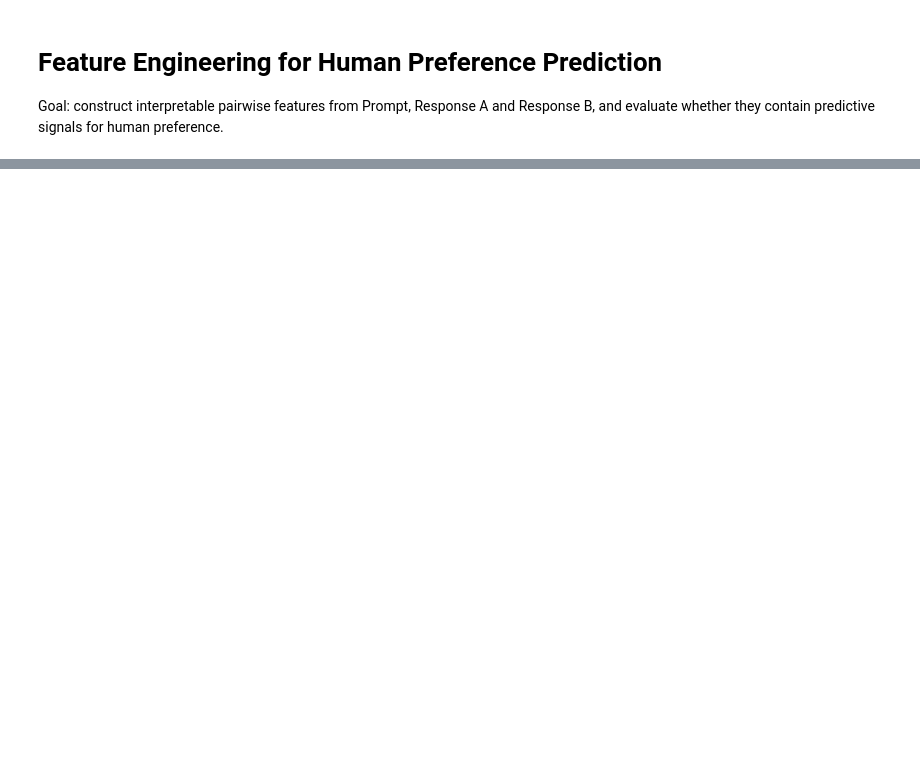
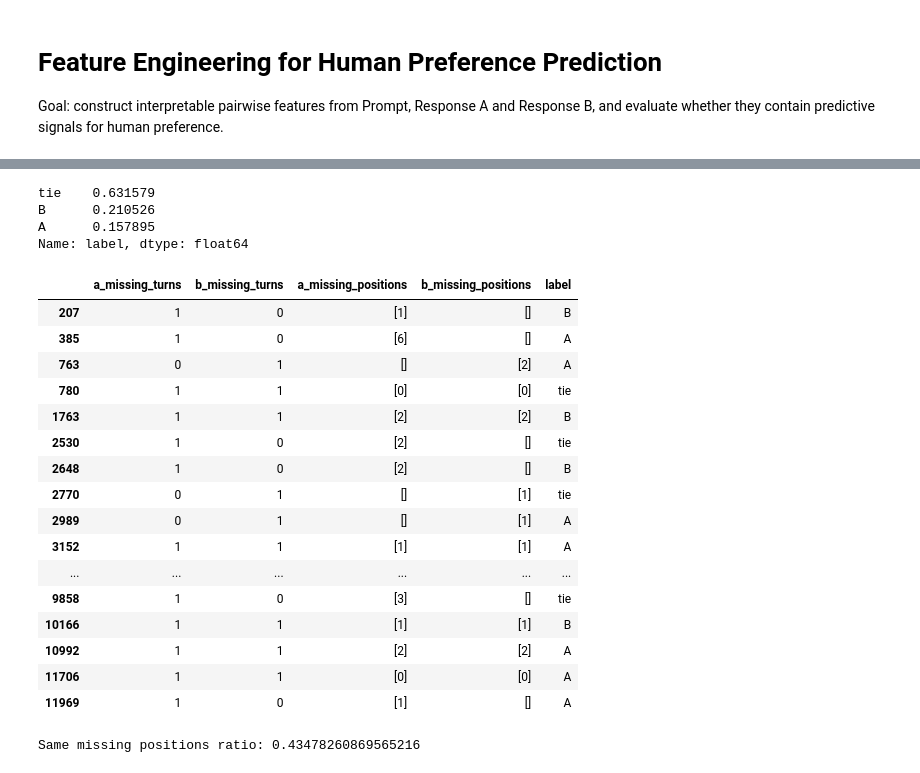
Before and after one commit to AAAAAmily/lmsys-preference-prediction, a Jupyter notebook: notebooks/02_feature_engineering.ipynb, the cells around one changed output, grey strips where cells are left out. Cells and saved outputs as stored; diff of their text form; code cells hidden in the pictures; blank space fills up the shorter version.

```diff
--- a/notebooks/02_feature_engineering.ipynb
+++ b/notebooks/02_feature_engineering.ipynb
@@ -26,0 +193,65 @@ df.head()
+# %%
+df.loc[
+    both_all_missing,
+    "label"
+].value_counts(normalize=True)
+# %% [output]
+tie    0.631579
+B      0.210526
+A      0.157895
+Name: label, dtype: float64
+# %%
+def missing_positions(turns):
+    return [
+        i for i, turn in enumerate(turns)
+        if turn is None
+    ]
+
+df["a_missing_positions"] = df["response_a_list"].apply(missing_positions)
+df["b_missing_positions"] = df["response_b_list"].apply(missing_positions)
+
+missing_samples = df[
+    (df["a_missing_turns"] > 0) |
+    (df["b_missing_turns"] > 0)
+]
+
+missing_samples[
+    [
+        "a_missing_turns",
+        "b_missing_turns",
+        "a_missing_positions",
+        "b_missing_positions",
+        "label"
+    ]
+].head(30)
+# %% [output]
+|  | a_missing_turns | b_missing_turns | a_missing_positions | b_missing_positions | label |
+| 207 | 1 | 0 | [1] | [] | B |
+| 385 | 1 | 0 | [6] | [] | A |
+| 763 | 0 | 1 | [] | [2] | A |
+| 780 | 1 | 1 | [0] | [0] | tie |
+| 1763 | 1 | 1 | [2] | [2] | B |
+| 2530 | 1 | 0 | [2] | [] | tie |
+| 2648 | 1 | 0 | [2] | [] | B |
+| 2770 | 0 | 1 | [] | [1] | tie |
+| 2989 | 0 | 1 | [] | [1] | A |
+| 3152 | 1 | 1 | [1] | [1] | A |
+| ... | ... | ... | ... | ... | ... |
+| 9858 | 1 | 0 | [3] | [] | tie |
+| 10166 | 1 | 1 | [1] | [1] | B |
+| 10992 | 1 | 1 | [2] | [2] | A |
+| 11706 | 1 | 1 | [0] | [0] | A |
+| 11969 | 1 | 0 | [1] | [] | A |
+# %%
+same_missing_positions = (
+    missing_samples["a_missing_positions"]
+    ==
+    missing_samples["b_missing_positions"]
+)
+
+print(
+    "Same missing positions ratio:",
+    same_missing_positions.mean()
+)
+# %% [output]
+Same missing positions ratio: 0.43478260869565216
```
Also changed, not shown: parts of 12 cells of this notebook.
